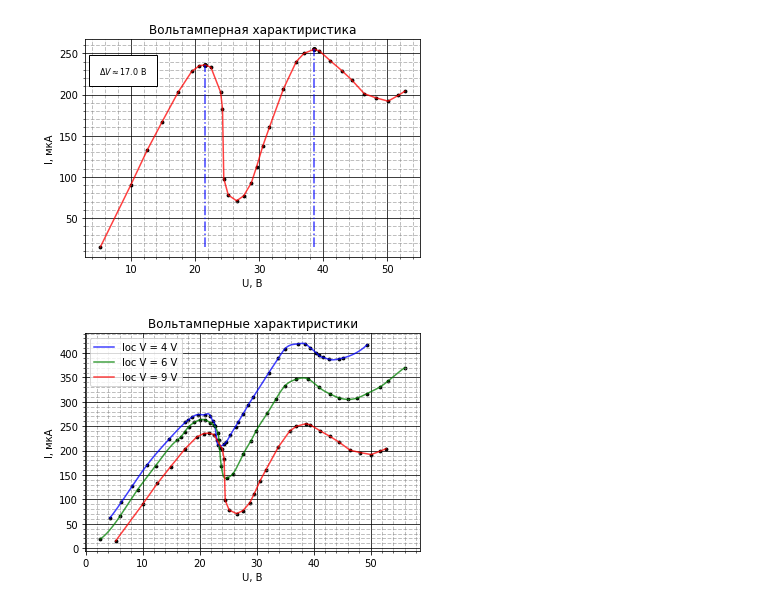
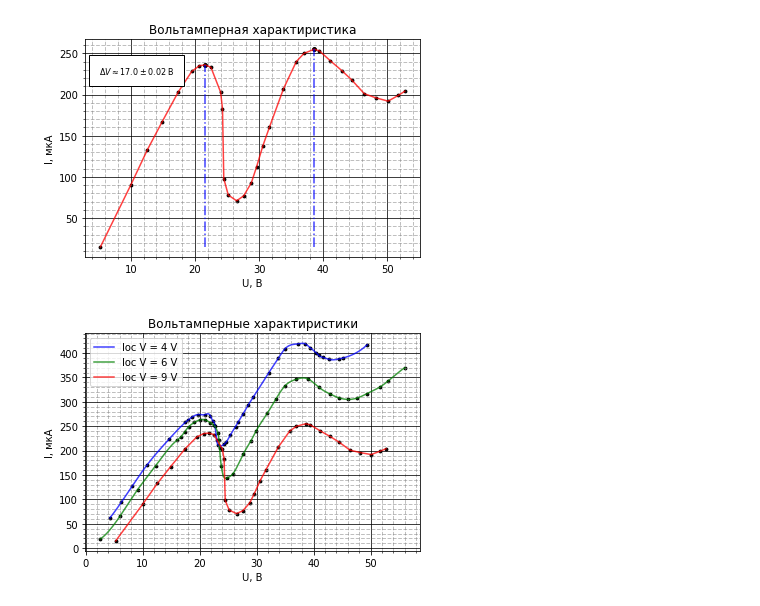
Before and after one commit to pavel-collab/MIPT_Labs, a Jupyter notebook: 5.2.1/python/graphics.ipynb, the cells around one changed output. Cells and saved outputs as stored; diff of their text form; code cells hidden in the pictures.

```diff
--- a/5.2.1/python/graphics.ipynb
+++ b/5.2.1/python/graphics.ipynb
@@ -109,35 +109,35 @@ ax3.scatter(U3, I3, color='black', marker='o', s=8, alpha=1)
 # ax3.plot(U_dence, I_dence, color='blue', alpha=0.75, lw=1.5, ls='-')
 ax3.plot(U3, I3, color='red', alpha=0.75, lw=1.5, ls='-')
 
 # print(U[27] - U[7])
 
 ## Пики графика
 # I[7] = 236 мкА
 # I[22] = 255 мкА
 # dU = 17.0 В
 
 # рисуем вертикальную линию, отмечаем точку пересечения
 ax3.vlines(U3[7], I3.min(), I3[7], ls='-.', color='blue', alpha=0.75)
 ax3.vlines(U3[22], I3.min(), I3[22], ls='-.', color='blue', alpha=0.75)
 ax3.scatter(U3[7], I3[7], color='black', marker='o', s=15, alpha=1)
 ax3.scatter(U3[22], I3[22], color='black', marker='o', s=15, alpha=1)
 
 # сетка
 ax3.minorticks_on()
 ax3.grid(which = 'major', color = 'black', linewidth = 1, linestyle = '-', alpha = 0.75)
 ax3.grid(which = 'minor', color = 'grey', linewidth = 1, linestyle = '--', alpha = 0.5)
 
 # оформление
 plt.title('Вольтамперная характиристика')
 plt.ylabel('I, мкА')
 plt.xlabel('U, В')
-ax3.text(5, 225, r'$\Delta V \approx 17.0$ В',
+ax3.text(5, 225, r'$\Delta V \approx 17.0 \pm 0.02$ В',
     size = 8,
     bbox=dict(facecolor='white', edgecolor='black', pad=10.0))
 
 fig3.savefig("../images/loc_V_9.pdf")
 # %% [output]
-[figure, old version]
+[figure, new version]
 # %%
 fig4, ax4 = PythonGraphMod.CreateSimpleGraph()
 
```
Also changed, not shown: parts of 2 cells of this notebook, 6 other files.
